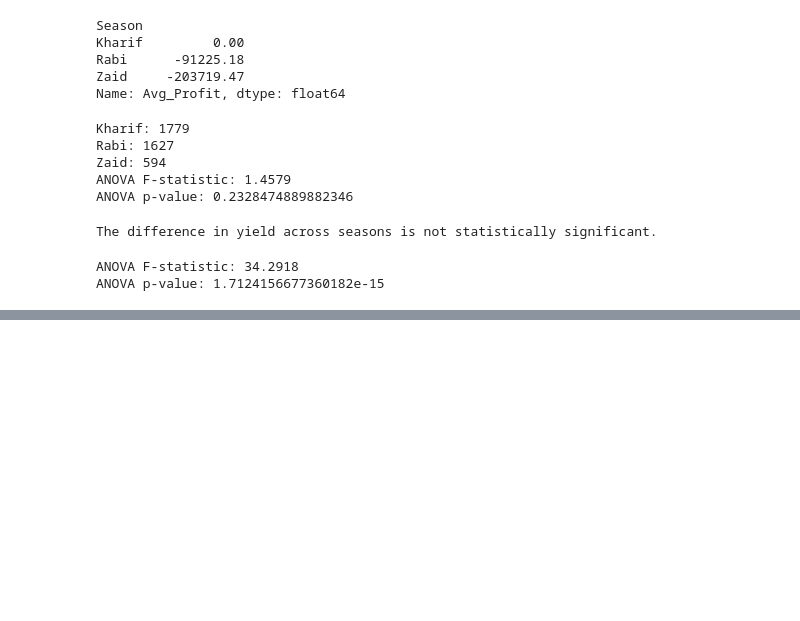
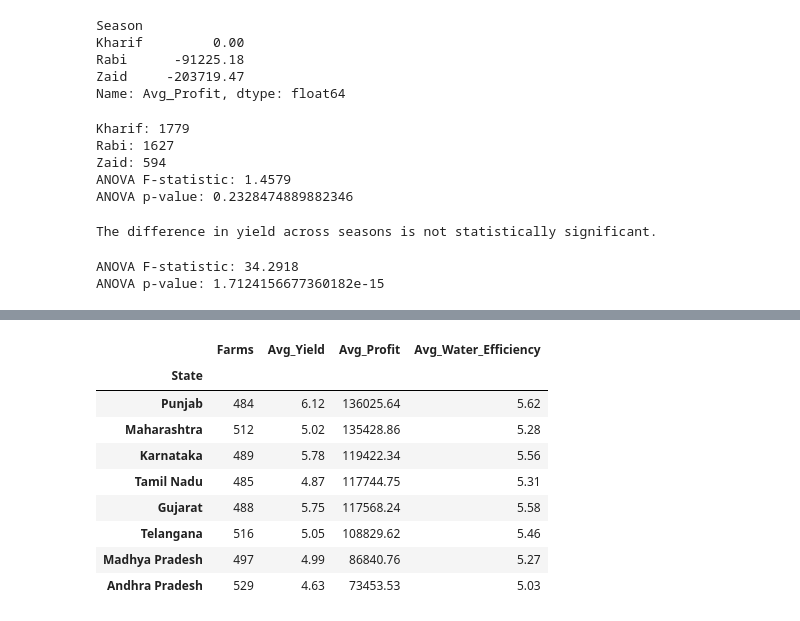
Before and after one commit to nachiket-mr360/Seasonal_Agriculture_performance_by_VOIS, a Jupyter notebook: seasonalAgriculturePerformance.ipynb, the cells around one changed output, grey strips where cells are left out. Saved outputs shown, nothing was run; the diff lists cells and outputs as text; code cells hidden in the pictures; blank space fills up the shorter version.

```diff
--- a/seasonalAgriculturePerformance.ipynb
+++ b/seasonalAgriculturePerformance.ipynb
@@ -1305,0 +1485,27 @@ ANOVA p-value: 1.7124156677360182e-15
+# %%
+# Step 15.5: Final state comparison
+
+final_state_summary = df.groupby('State').agg(
+    Farms=('Farm_ID', 'count'),
+    Avg_Yield=('Yield_Tonnes_Ha', 'mean'),
+    Avg_Profit=('Profit_INR', 'mean'),
+    Avg_Water_Efficiency=('Water_Efficiency_t_per_1000m3', 'mean')
+).round(2)
+
+display(
+    final_state_summary.sort_values(
+        'Avg_Profit',
+        ascending=False
+    )
+)
+# %% [output]
+|  | Farms | Avg_Yield | Avg_Profit | Avg_Water_Efficiency |
+| State |  |  |  |  |
+| Punjab | 484 | 6.12 | 136025.64 | 5.62 |
+| Maharashtra | 512 | 5.02 | 135428.86 | 5.28 |
+| Karnataka | 489 | 5.78 | 119422.34 | 5.56 |
+| Tamil Nadu | 485 | 4.87 | 117744.75 | 5.31 |
+| Gujarat | 488 | 5.75 | 117568.24 | 5.58 |
+| Telangana | 516 | 5.05 | 108829.62 | 5.46 |
+| Madhya Pradesh | 497 | 4.99 | 86840.76 | 5.27 |
+| Andhra Pradesh | 529 | 4.63 | 73453.53 | 5.03 |
```
Also changed, not shown: parts of 41 cells of this notebook.
